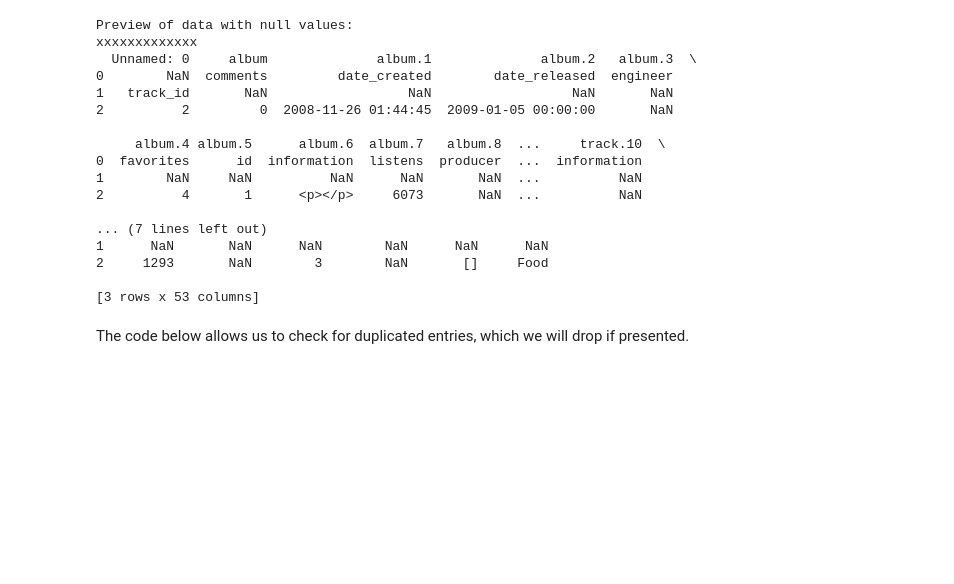
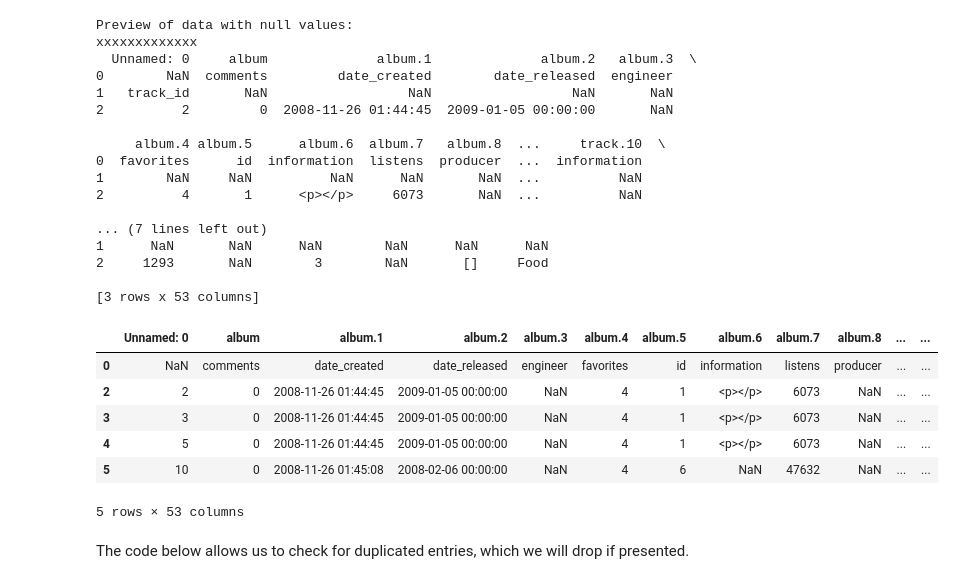
Before and after one commit to Rock-it-science/project-group17-project, a Jupyter notebook: notebooks/analysis3.ipynb, the cells around one changed output. Cells and saved outputs as stored; diff of their text form; code cells hidden in the pictures; blank space fills up the shorter version.

```diff
--- a/notebooks/analysis3.ipynb
+++ b/notebooks/analysis3.ipynb
@@ -127,6 +122,19 @@ xxxxxxxxxxxxx
 2     1293       NaN        3        NaN       []     Food
 
 [3 rows x 53 columns]
+# %%
+#Remove row 1
+data = data.drop(data.index[1])
+
+data.head()
+# %% [output]
+|  | Unnamed: 0 | album | album.1 | album.2 | album.3 | album.4 | album.5 | album.6 | album.7 | album.8 | ... | ... |
+| 0 | NaN | comments | date_created | date_released | engineer | favorites | id | information | listens | producer | ... | ... |
+| 2 | 2 | 0 | 2008-11-26 01:44:45 | 2009-01-05 00:00:00 | NaN | 4 | 1 | <p></p> | 6073 | NaN | ... | ... |
+| 3 | 3 | 0 | 2008-11-26 01:44:45 | 2009-01-05 00:00:00 | NaN | 4 | 1 | <p></p> | 6073 | NaN | ... | ... |
+| 4 | 5 | 0 | 2008-11-26 01:44:45 | 2009-01-05 00:00:00 | NaN | 4 | 1 | <p></p> | 6073 | NaN | ... | ... |
+| 5 | 10 | 0 | 2008-11-26 01:45:08 | 2008-02-06 00:00:00 | NaN | 4 | 6 | NaN | 47632 | NaN | ... | ... |
+5 rows × 53 columns
 # %% [markdown]
 The code below allows us to check for duplicated entries, which we will drop if presented.
 # %%
```
Also changed, not shown: parts of 16 cells of this notebook, 1 other file.
